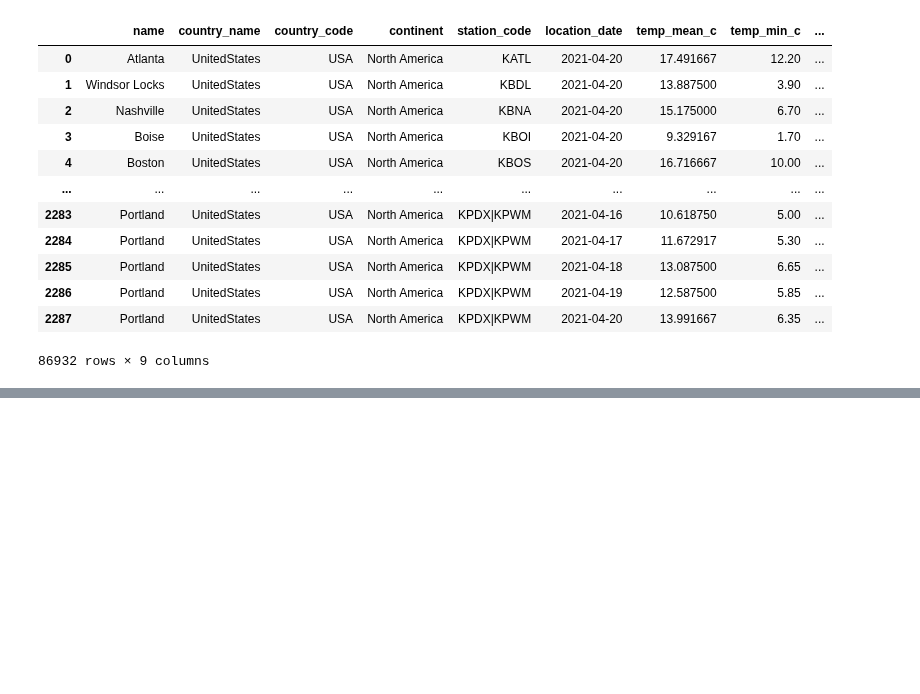
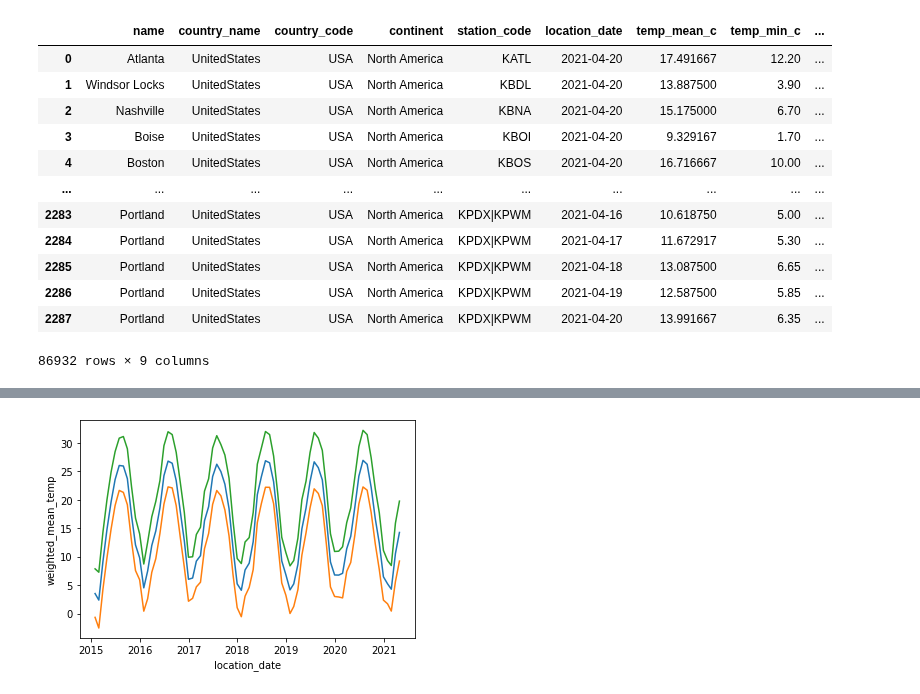
Before and after one commit to gautierdag/temperatures, a Jupyter notebook: main.ipynb, the cells around one changed output, grey strips where cells are left out. Saved outputs shown, nothing was run; the diff lists cells and outputs as text; code cells hidden in the pictures; blank space fills up the shorter version.

Commit message:
feat: weighted population mean

```diff
--- a/main.ipynb
+++ b/main.ipynb
@@ -90,10 +85,13 @@ from datetime import timedelta
 # %%
+from datetime import timedelta
+
 def preprocess_missing_temperatures(temp_df: pd.DataFrame)->pd.DataFrame:
     """
     Creates a dataframe with records from missing days and
     fills temperature values with average of previous and
     subsequent day. Merges with original dataframe.
     """
+    temp_df['filled'] = 0
     orig_cols = list(temp_df)
 
     temp_df['location_date'] = pd.to_datetime(temp_df['location_date'])
@@ -110,6 +108,8 @@ def preprocess_missing_temperatures(temp_df: pd.DataFrame)->pd.DataFrame:
     for col in ['temp_mean_c', 'temp_min_c', 'temp_max_c']:
         missing[col] = missing[[col, 'prev_'+col]].mean(axis=1)
 
+    missing['filled'] = 1
+
     return pd.concat([temp_df[orig_cols], missing[orig_cols]]).sort_values(['station_code', 'location_date'], ascending=True).reset_index(drop=True)
 # %%
-preprocess_missing_temperatures(temp_df)
+temp_df = preprocess_missing_temperatures(temp_df)
@@ -129,0 +116,3 @@ preprocess_missing_temperatures(temp_df)
+# %%
+total_pop = temp_df.groupby("name").population.first().sum()
+temp_df["population_weight"] = temp_df.population / total_pop
@@ -129,0 +135,19 @@ preprocess_missing_temperatures(temp_df)
+# %%
+def weighted_mean_function(column="temp_mean_c"):
+    def weighted_mean(rows):
+        return (rows.population_weight * rows[column]).sum() / len(rows.location_date.unique())
+    return weighted_mean
+
+month_mean = temp_df.groupby(pd.Grouper(key="location_date", freq="1M")).apply(weighted_mean_function()).reset_index(name='weighted_mean_temp')
+month_min = temp_df.groupby(pd.Grouper(key="location_date", freq="1M")).apply(weighted_mean_function("temp_min_c")).reset_index(name='weighted_min_temp')
+month_max = temp_df.groupby(pd.Grouper(key="location_date", freq="1M")).apply(weighted_mean_function("temp_max_c")).reset_index(name='weighted_max_temp')
+# %%
+import matplotlib.pyplot as plt
+
+sns.lineplot(data=month_mean, x="location_date", y="weighted_mean_temp")
+sns.lineplot(data=month_min, x="location_date", y="weighted_min_temp")
+sns.lineplot(data=month_max, x="location_date", y="weighted_max_temp")
+
+plt.show()
+# %% [output]
+[figure, added]
```
Also changed, not shown: parts of 6 cells of this notebook.
